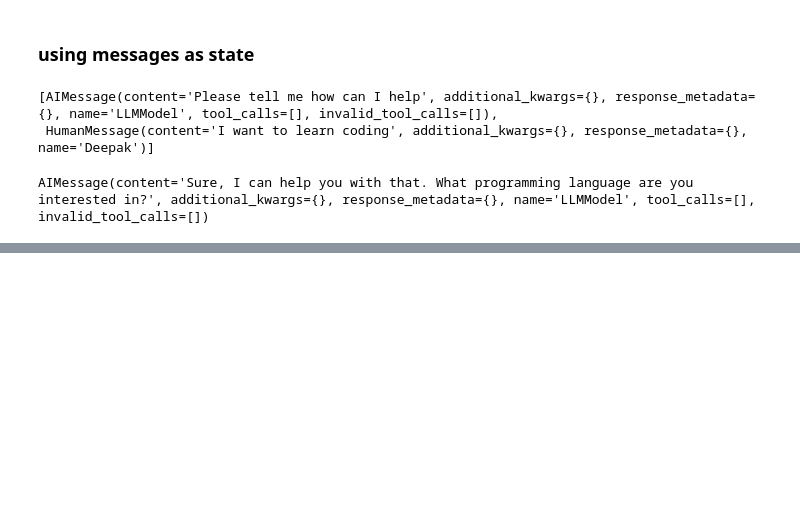
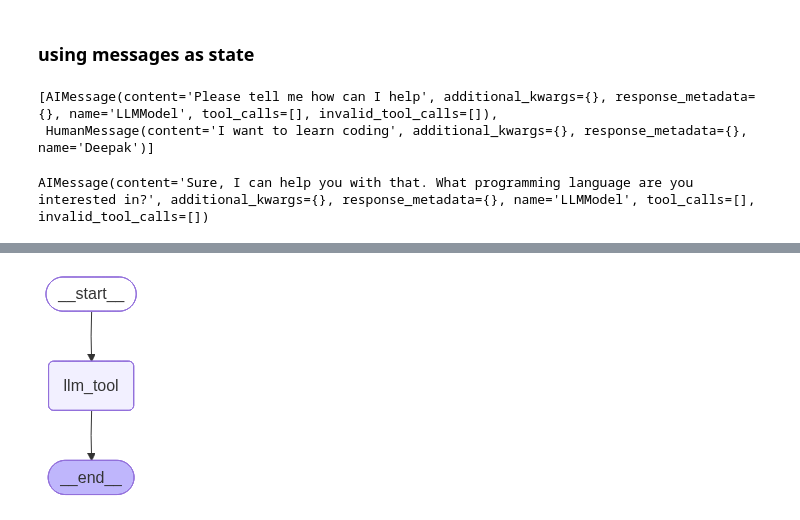
Before and after one commit to dsahu9555/AgenticAIWorkspace, a Jupyter notebook: 1-LangGraph-basics/5-ChainsLangGraph.ipynb, the cells around one changed output, grey strips where cells are left out. Cells and saved outputs as stored; diff of their text form; code cells hidden in the pictures; blank space fills up the shorter version.

```diff
--- a/1-LangGraph-basics/5-ChainsLangGraph.ipynb
+++ b/1-LangGraph-basics/5-ChainsLangGraph.ipynb
@@ -178,0 +227,4 @@ builder = StateGraph()
+# %%
+display(Image(graph.get_graph().draw_mermaid_png()))
+# %% [output]
+[figure, added]
```
Also changed, not shown: parts of 9 cells of this notebook, 4 other files.
